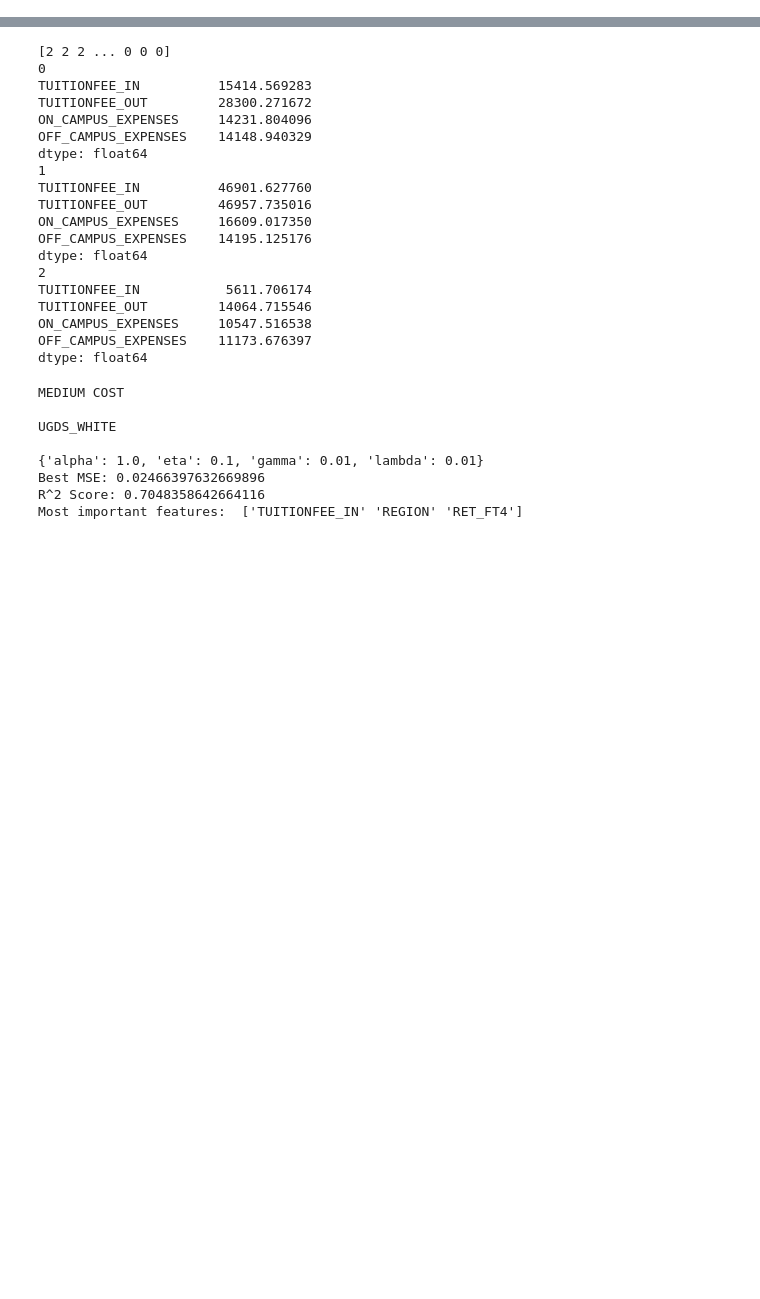
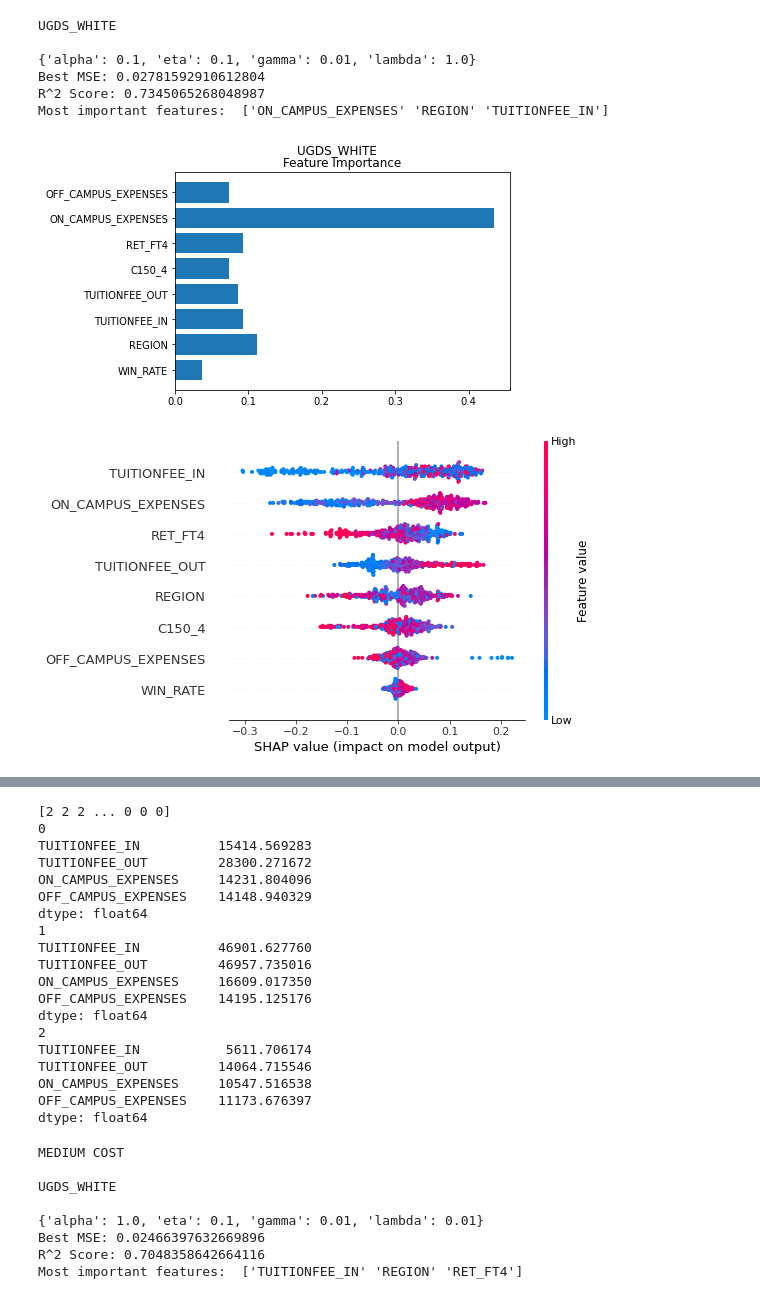
Before and after one commit to jpatrickb/football-to-admissions, a Jupyter notebook: xgboost.ipynb, the cells around one changed output, grey strips where cells are left out. Drawn from its saved outputs; the diff is of its cells as text; code cells hidden in the pictures; blank space fills up the shorter version.

Commit message:
saved plots

```diff
--- a/xgboost.ipynb
+++ b/xgboost.ipynb
@@ -83,13 +83,14 @@ def optimal_model(X, y, title, features=None, do_shap=False):
         #     features=X_test,
         #     feature_names=features,
         # )
-        plt.figure()
+        plt.figure(figsize=(10, 8))
         plt.scatter(win_rates, shap_win_values, c=y_test, cmap='bwr', alpha=0.75, s=4)
         plt.plot(x_vals, slope * x_vals + intercept, 'k')
         plt.colorbar(label=f"Value of {title}")
         plt.xlabel('Win Rate (Adjusted)')
         plt.ylabel(f'Contribution of Win Rate to {title}')
         plt.title(f"Interaction Between Win Rate and {title}")
+        plt.savefig(f"{title}_interaction.png", dpi=300)
         plt.show()
 
         # plt.figure()
@@ -119,5 +120,15 @@ def feature_importance(TARGET, df=None):
 # %%
 targets = ['ADM_RATE', 'UGDS', 'ACTCMMID', 'SAT_AVG', 'UGDS_WHITE', 'UGDS_BLACK', 'UGDS_HISP', 'UGDS_ASIAN', 'UGDS_MEN', 'UGDS_WOMEN']
 demo = ['UGDS_WHITE', 'UGDS_BLACK', 'UGDS_HISP', 'UGDS_ASIAN', 'UGDS_MEN', 'UGDS_WOMEN']
-for target in demo:
-    feature_importance(target)
+# for target in demo:
+#     feature_importance(target)
+feature_importance('UGDS_WHITE')
+# %% [output]
+UGDS_WHITE
+
+{'alpha': 0.1, 'eta': 0.1, 'gamma': 0.01, 'lambda': 1.0}
+Best MSE: 0.02781592910612804
+R^2 Score: 0.7345065268048987
+Most important features:  ['ON_CAMPUS_EXPENSES' 'REGION' 'TUITIONFEE_IN']
+[figure, added]
+[figure, added]
```
Also changed, not shown: parts of 1 cell of this notebook, 8 other files.
